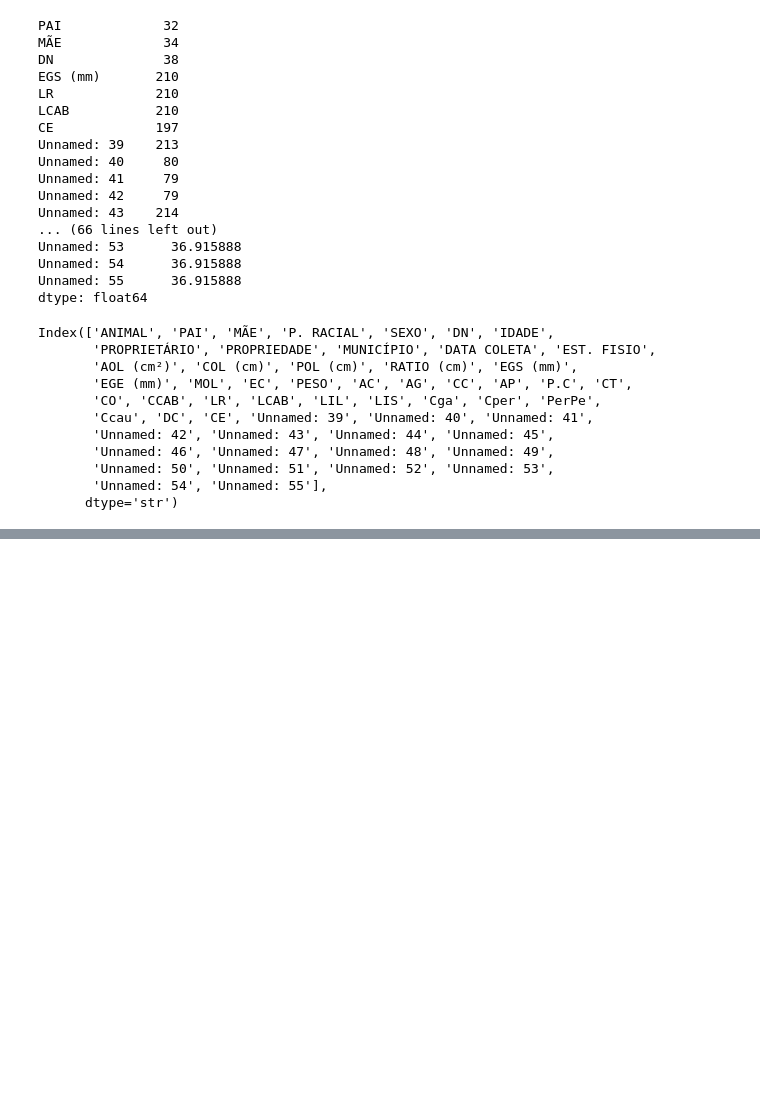
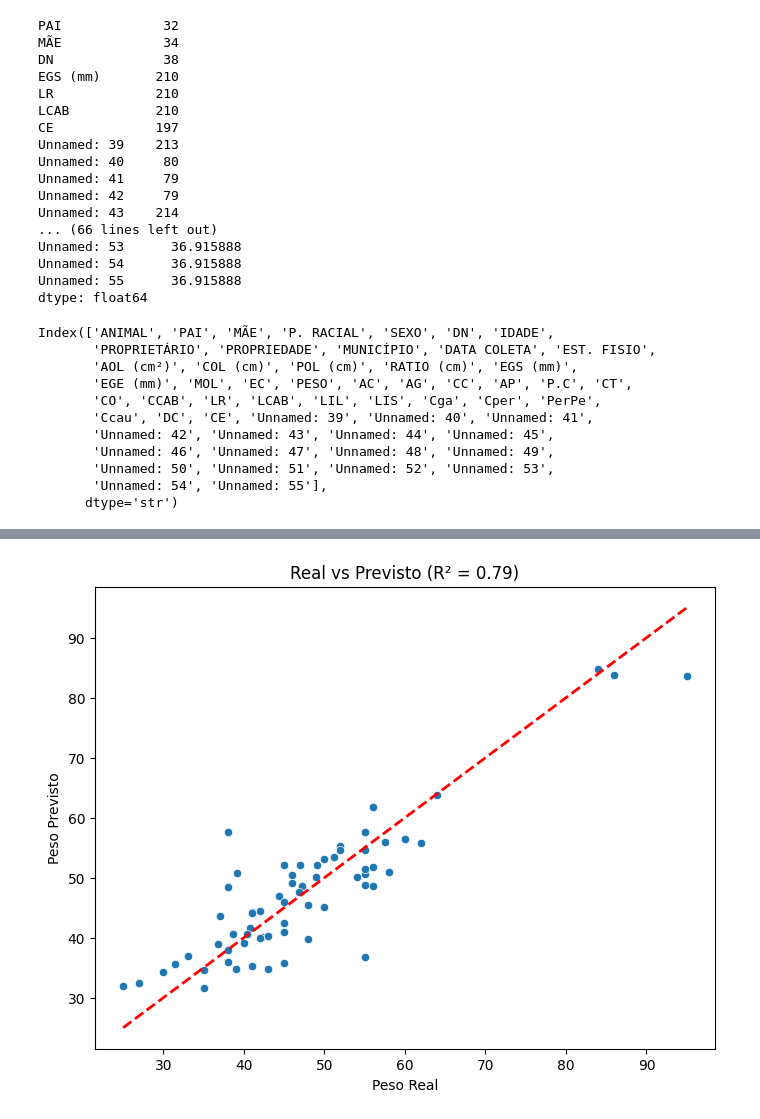
Before and after one commit to callmepeh/Sistemas-Inteligentes-2026.1, a Jupyter notebook: Atividade Base de dados animais/PredPesoAnimal.ipynb, the cells around one changed output, grey strips where cells are left out. Cells and saved outputs as stored; diff of their text form; code cells hidden in the pictures; blank space fills up the shorter version.

```diff
--- a/Atividade Base de dados animais/PredPesoAnimal.ipynb
+++ b/Atividade Base de dados animais/PredPesoAnimal.ipynb
@@ -146,0 +182,10 @@ x_normalidado = (X - .mean()) / X.
+# %%
+#métrica R²
+from sklearn.metrics import r2_score
+
+# Fazer previsões
+y_pred = modelo.predict(X_test)
+
+# Calcular R²
+score = r2_score(y_test, y_pred)
+print(f"Seu R² atual é: {score:.4f}")
@@ -146,0 +194,20 @@ x_normalidado = (X - .mean()) / X.
+# %%
+from sklearn.linear_model import LinearRegression
+from sklearn.metrics import r2_score
+
+# 1. Aplicamos a normalização matemática que você já havia estruturado
+x_normalidado = (X - X.mean()) / X.std()
+
+# 2. Agora sim, passamos o x_normalizado para a divisão
+X_train, X_test, y_train, y_test = train_test_split(x_normalidado, y, test_size=0.30, random_state=50)
+
+# 3. Invocamos o algoritmo de "cálculo básico"
+modelo_matematico = LinearRegression()
+
+# 4. Treinamos e Prevemos
+modelo_matematico.fit(X_train, y_train)
+y_pred_matematico = modelo_matematico.predict(X_test)
+
+# 5. Calculamos o R²
+score_matematico = r2_score(y_test, y_pred_matematico)
+print(f"R² com Regressão Linear: {score_matematico:.4f}")
@@ -146,0 +236,14 @@ x_normalidado = (X - .mean()) / X.
+# %%
+#visualizar resultados
+import matplotlib.pyplot as plt
+import seaborn as sns
+
+plt.figure(figsize=(8, 6))
+sns.scatterplot(x=y_test, y=y_pred)
+plt.plot([y_test.min(), y_test.max()], [y_test.min(), y_test.max()], '--r', linewidth=2)
+plt.xlabel('Peso Real')
+plt.ylabel('Peso Previsto')
+plt.title(f'Real vs Previsto (R² = {score:.2f})')
+plt.show()
+# %% [output]
+[figure, added]
```
Also changed, not shown: parts of 12 cells of this notebook, 4 other files.
